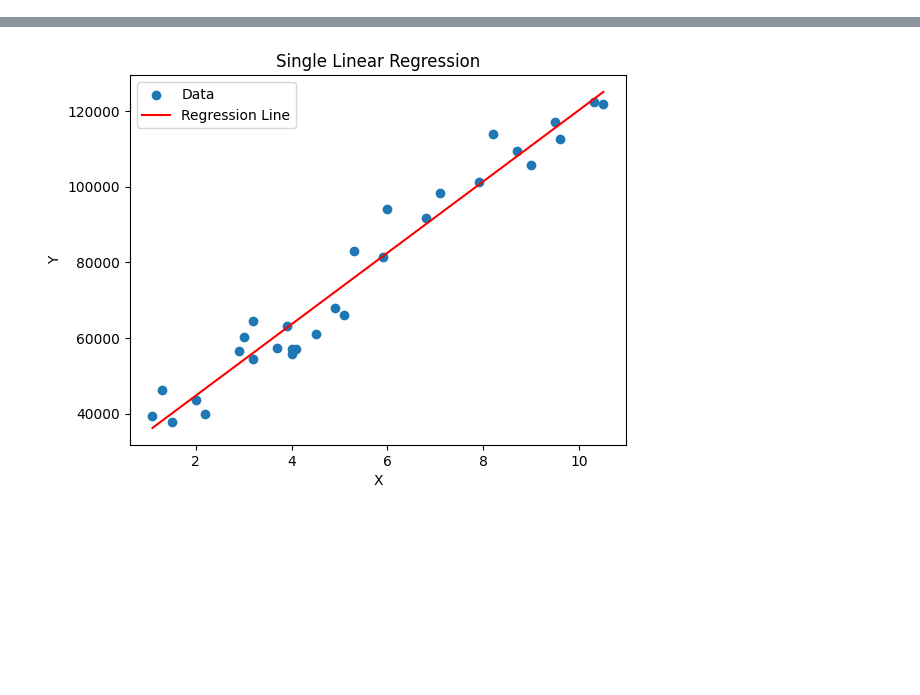
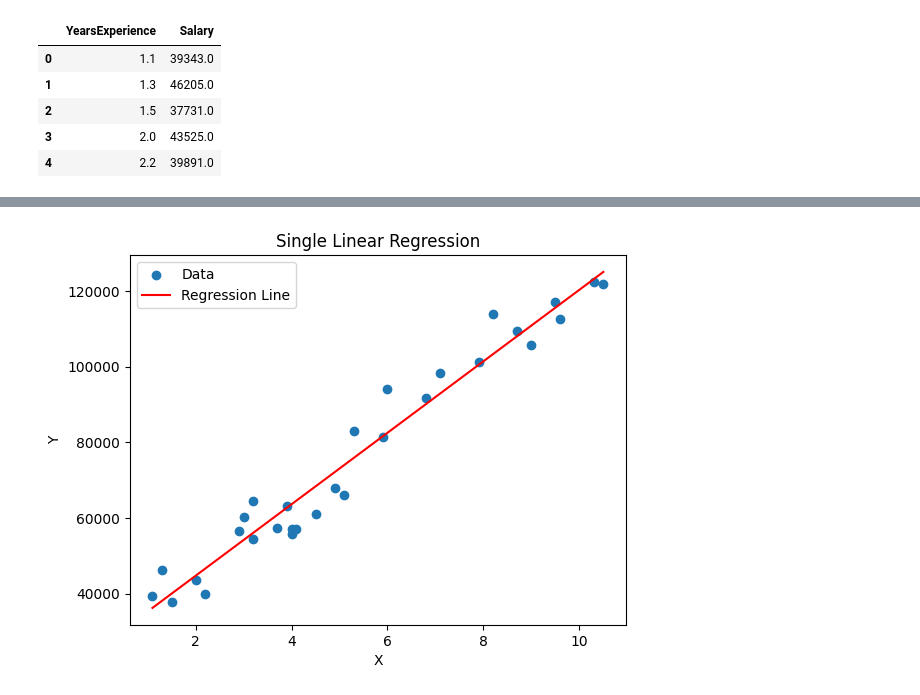
Before and after one commit to Kingstan070/ML-AI-LAB, a Jupyter notebook: Regression/Linear_regression.ipynb, the cells around one changed output, grey strips where cells are left out. Cells and saved outputs as stored; diff of their text form; code cells hidden in the pictures; blank space fills up the shorter version.

```diff
--- a/Regression/Linear_regression.ipynb
+++ b/Regression/Linear_regression.ipynb
@@ -10,0 +7,10 @@ Y = data['Salary'].values
+# %%
+data = pd.read_csv('train_dataset.csv') # to read the csv file from the current folder
+data.head() #to view the first 5 line from the data
+# %% [output]
+|  | YearsExperience | Salary |
+| 0 | 1.1 | 39343.0 |
+| 1 | 1.3 | 46205.0 |
+| 2 | 1.5 | 37731.0 |
+| 3 | 2.0 | 43525.0 |
+| 4 | 2.2 | 39891.0 |
```
Also changed, not shown: parts of 4 cells of this notebook, 11 other files.
